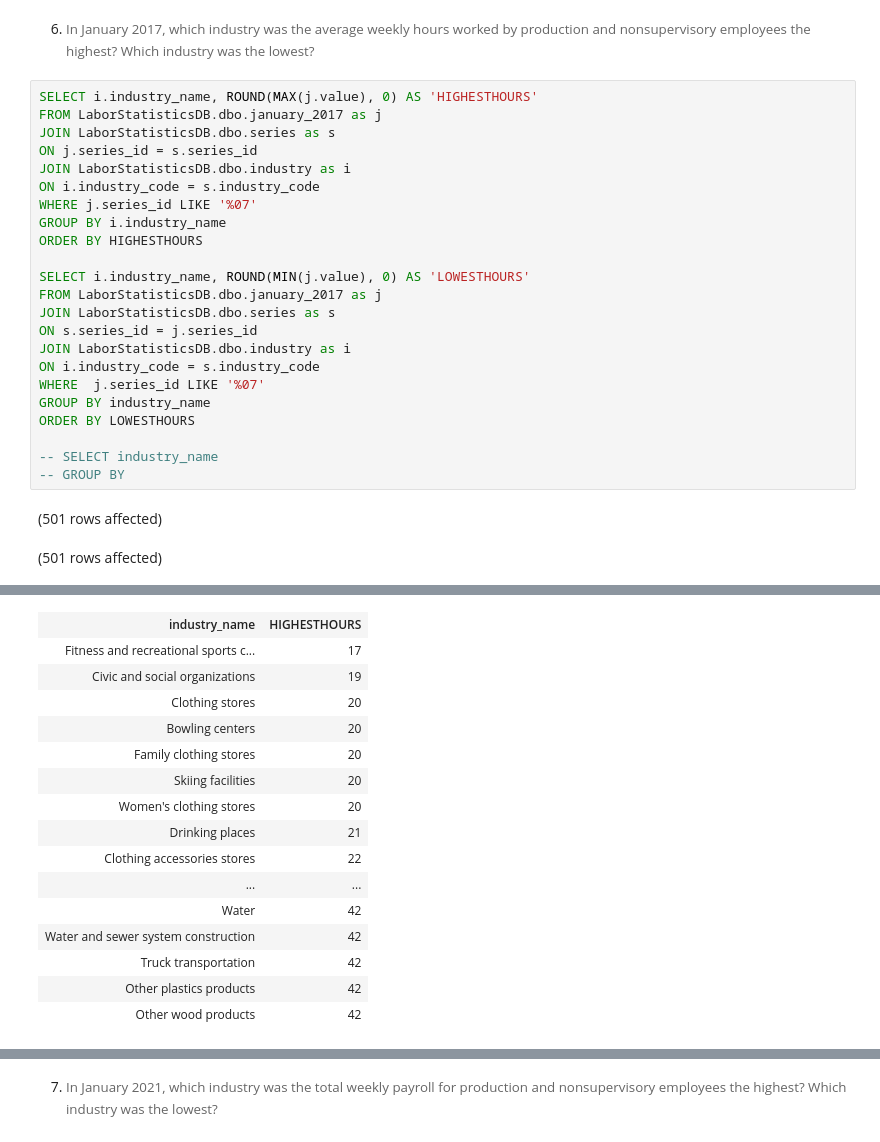
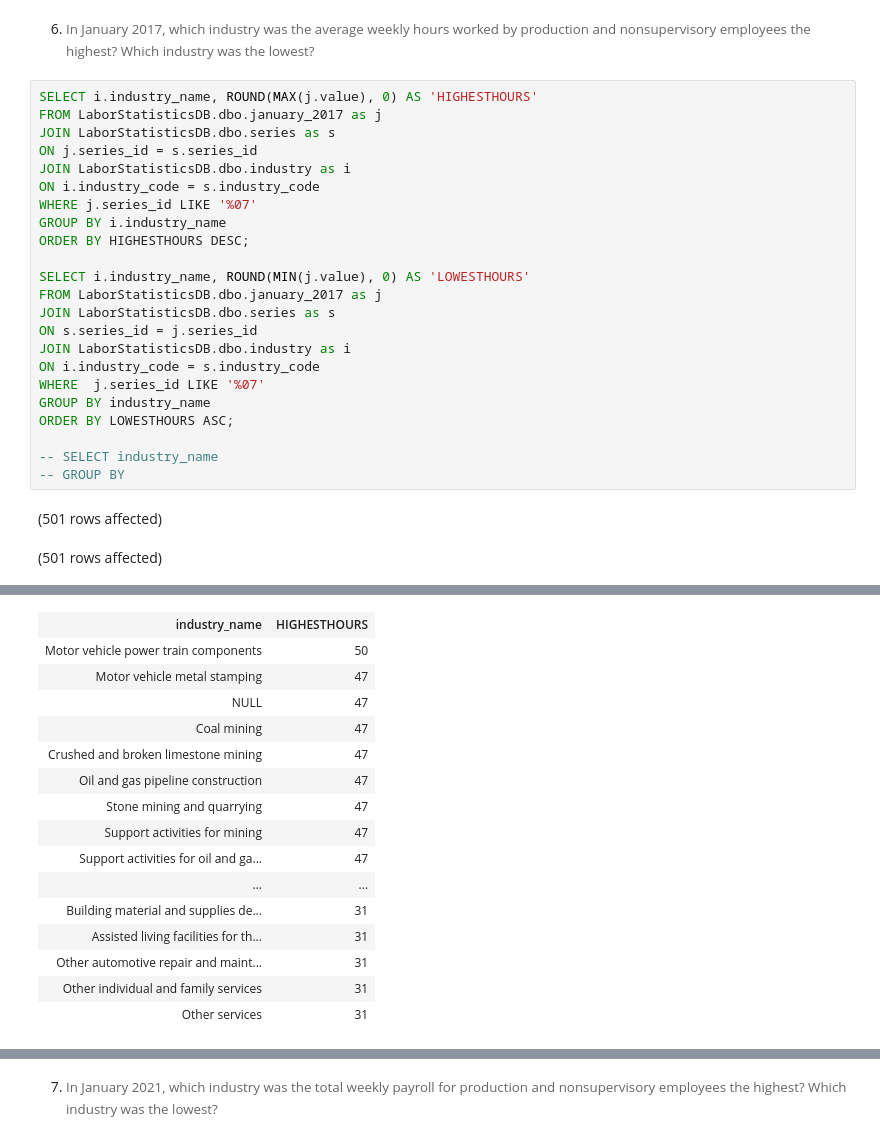
Before and after one commit to ashhsing/Assignment3_9to5, a Jupyter notebook: 9to5.ipynb, the cells around one changed output, grey strips where cells are left out. Drawn from its saved outputs; the diff is of its cells as text.

```diff
--- a/9to5.ipynb
+++ b/9to5.ipynb
@@ -259,7 +259,7 @@ JOIN LaborStatisticsDB.dbo.industry as i
 ON i.industry_code = s.industry_code
 WHERE j.series_id LIKE '%07'
 GROUP BY i.industry_name
-ORDER BY HIGHESTHOURS
+ORDER BY HIGHESTHOURS DESC;
 
 SELECT i.industry_name, ROUND(MIN(j.value), 0) AS 'LOWESTHOURS'
 FROM LaborStatisticsDB.dbo.january_2017 as j
@@ -269,7 +269,7 @@ JOIN LaborStatisticsDB.dbo.industry as i
 ON i.industry_code = s.industry_code
 WHERE  j.series_id LIKE '%07'
 GROUP BY industry_name
-ORDER BY LOWESTHOURS
+ORDER BY LOWESTHOURS ASC;
 
 -- SELECT industry_name
 -- GROUP BY
@@ -280,19 +280,19 @@ Total execution time: 00:00:00.292
 | industry_name | HIGHESTHOURS |
-| Fitness and recreational sports c... | 17 |
-| Civic and social organizations | 19 |
-| Clothing stores | 20 |
-| Bowling centers | 20 |
-| Family clothing stores | 20 |
-| Skiing facilities | 20 |
-| Women's clothing stores | 20 |
-| Drinking places | 21 |
-| Clothing accessories stores | 22 |
+| Motor vehicle power train components | 50 |
+| Motor vehicle metal stamping | 47 |
+| NULL | 47 |
+| Coal mining | 47 |
+| Crushed and broken limestone mining | 47 |
+| Oil and gas pipeline construction | 47 |
+| Stone mining and quarrying | 47 |
+| Support activities for mining | 47 |
+| Support activities for oil and ga... | 47 |
 | ... | ... |
-| Water | 42 |
-| Water and sewer system construction | 42 |
-| Truck transportation | 42 |
-| Other plastics products | 42 |
-| Other wood products | 42 |
+| Building material and supplies de... | 31 |
+| Assisted living facilities for th... | 31 |
+| Other automotive repair and maint... | 31 |
+| Other individual and family services | 31 |
+| Other services | 31 |
 | industry_name | LOWESTHOURS |
 | Fitness and recreational sports c... | 17 |
 | Family clothing stores | 18 |
```
Also changed, not shown: parts of 5 cells of this notebook.
